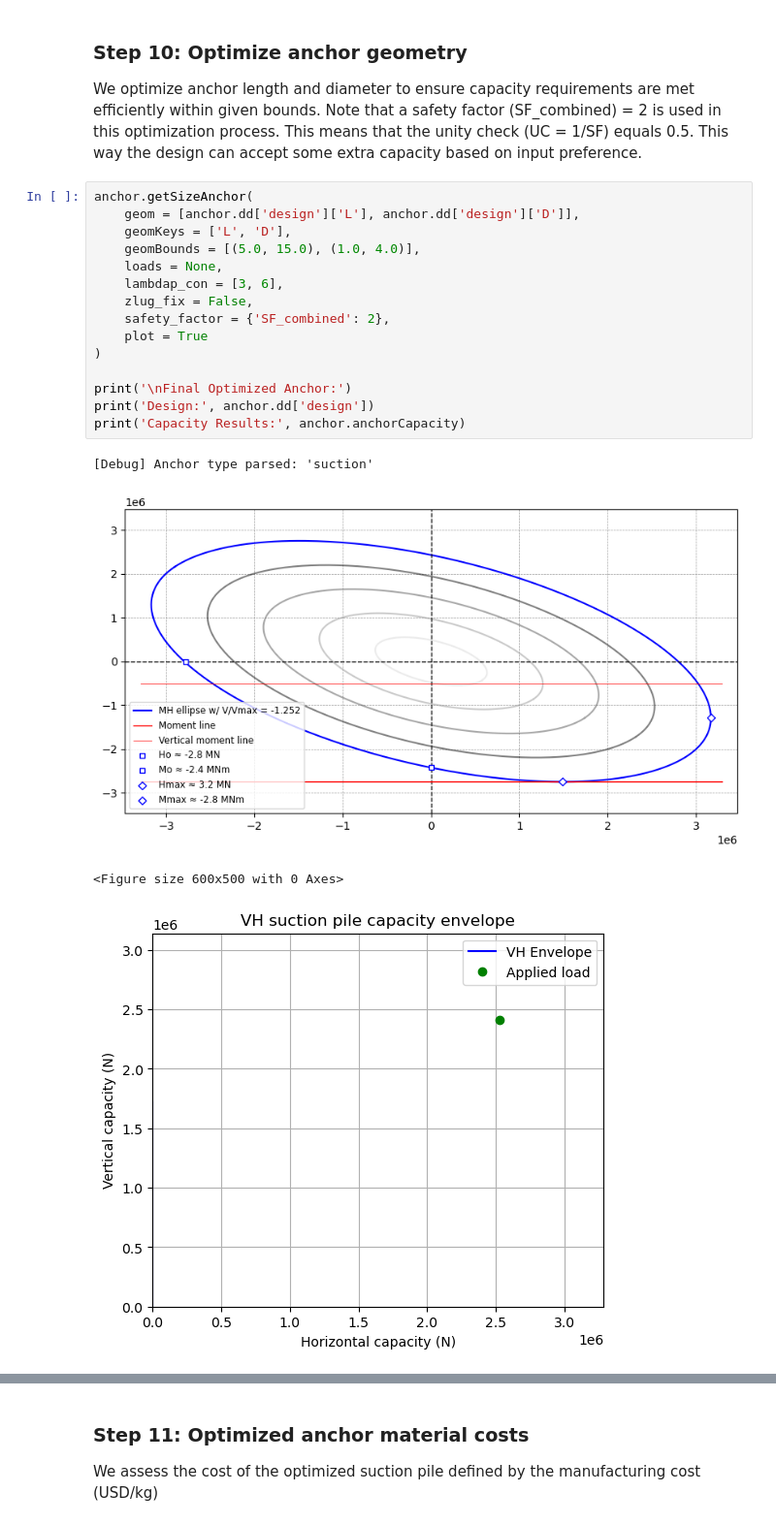
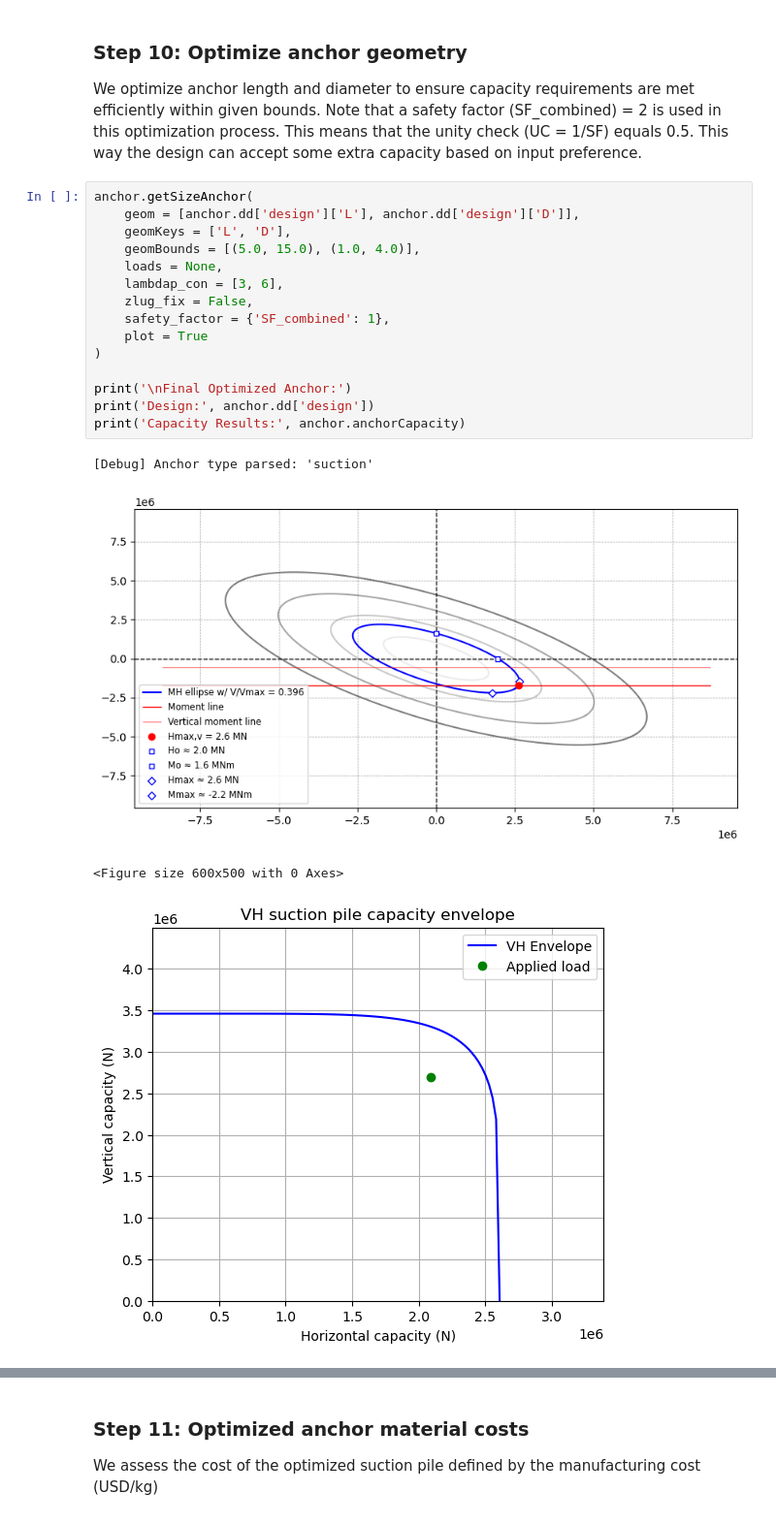
Before and after one commit to FloatingArrayDesign/FAModel, a Jupyter notebook: examples/05_Anchors/example_suction.ipynb, the cells around one changed output, grey strips where cells are left out. Shown at 97% size. Drawn from its saved outputs; the diff is of its cells as text.

```diff
--- a/examples/05_Anchors/example_suction.ipynb
+++ b/examples/05_Anchors/example_suction.ipynb
@@ -186,21 +184,21 @@ We optimize anchor length and diameter to ensure capacity requirements are met e
 # %%
 anchor.getSizeAnchor(
     geom = [anchor.dd['design']['L'], anchor.dd['design']['D']],
     geomKeys = ['L', 'D'],
     geomBounds = [(5.0, 15.0), (1.0, 4.0)],
     loads = None,
     lambdap_con = [3, 6],
     zlug_fix = False,
-    safety_factor = {'SF_combined': 2},
+    safety_factor = {'SF_combined': 1},
     plot = True
 )
 
 print('\nFinal Optimized Anchor:')
 print('Design:', anchor.dd['design'])
 print('Capacity Results:', anchor.anchorCapacity)
 # %% [output]
 [Debug] Anchor type parsed: 'suction'
-[figure, old version]
+[figure, new version]
 <Figure size 600x500 with 0 Axes>
-[figure, old version]
+[figure, new version]
 Final Optimized Anchor (UC-based):
```
Also changed, not shown: parts of 3 cells of this notebook, 5 other files.
